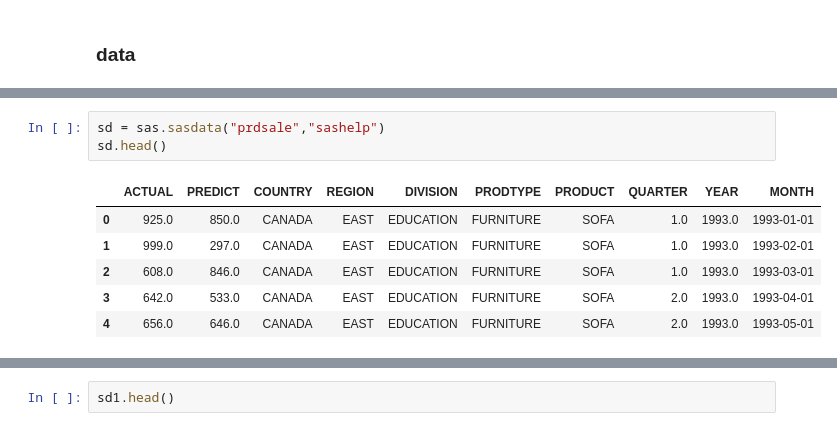
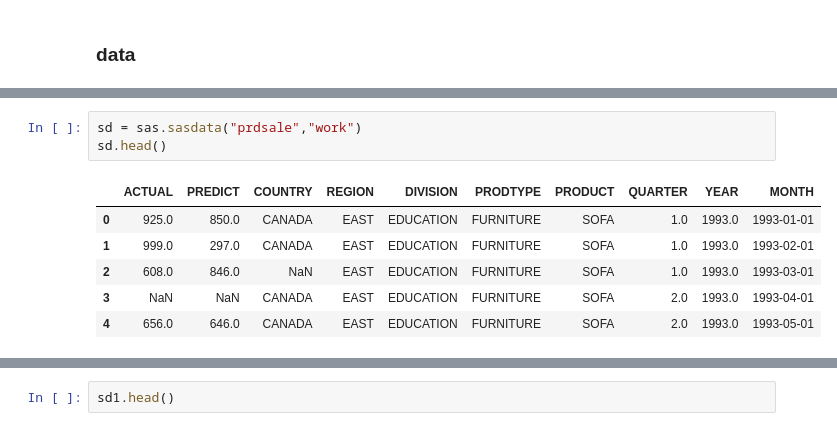
Before and after one commit to 0xdomyz/sas_collection, a Jupyter notebook: data_step/modify_combine_datasets.ipynb, the cells around one changed output, grey strips where cells are left out. Cells and saved outputs as stored; diff of their text form.

```diff
--- a/data_step/modify_combine_datasets.ipynb
+++ b/data_step/modify_combine_datasets.ipynb
@@ -9,10 +32,10 @@ SAS Connection established. Subprocess id is 17504
 # %%
-sd = sas.sasdata("prdsale","sashelp")
+sd = sas.sasdata("prdsale","work")
 sd.head()
 # %% [output]
 |  | ACTUAL | PREDICT | COUNTRY | REGION | DIVISION | PRODTYPE | PRODUCT | QUARTER | YEAR | MONTH |
 | 0 | 925.0 | 850.0 | CANADA | EAST | EDUCATION | FURNITURE | SOFA | 1.0 | 1993.0 | 1993-01-01 |
 | 1 | 999.0 | 297.0 | CANADA | EAST | EDUCATION | FURNITURE | SOFA | 1.0 | 1993.0 | 1993-02-01 |
-| 2 | 608.0 | 846.0 | CANADA | EAST | EDUCATION | FURNITURE | SOFA | 1.0 | 1993.0 | 1993-03-01 |
-| 3 | 642.0 | 533.0 | CANADA | EAST | EDUCATION | FURNITURE | SOFA | 2.0 | 1993.0 | 1993-04-01 |
+| 2 | 608.0 | 846.0 | NaN | EAST | EDUCATION | FURNITURE | SOFA | 1.0 | 1993.0 | 1993-03-01 |
+| 3 | NaN | NaN | CANADA | EAST | EDUCATION | FURNITURE | SOFA | 2.0 | 1993.0 | 1993-04-01 |
 | 4 | 656.0 | 646.0 | CANADA | EAST | EDUCATION | FURNITURE | SOFA | 2.0 | 1993.0 | 1993-05-01 |
```
Also changed, not shown: parts of 6 cells of this notebook.
